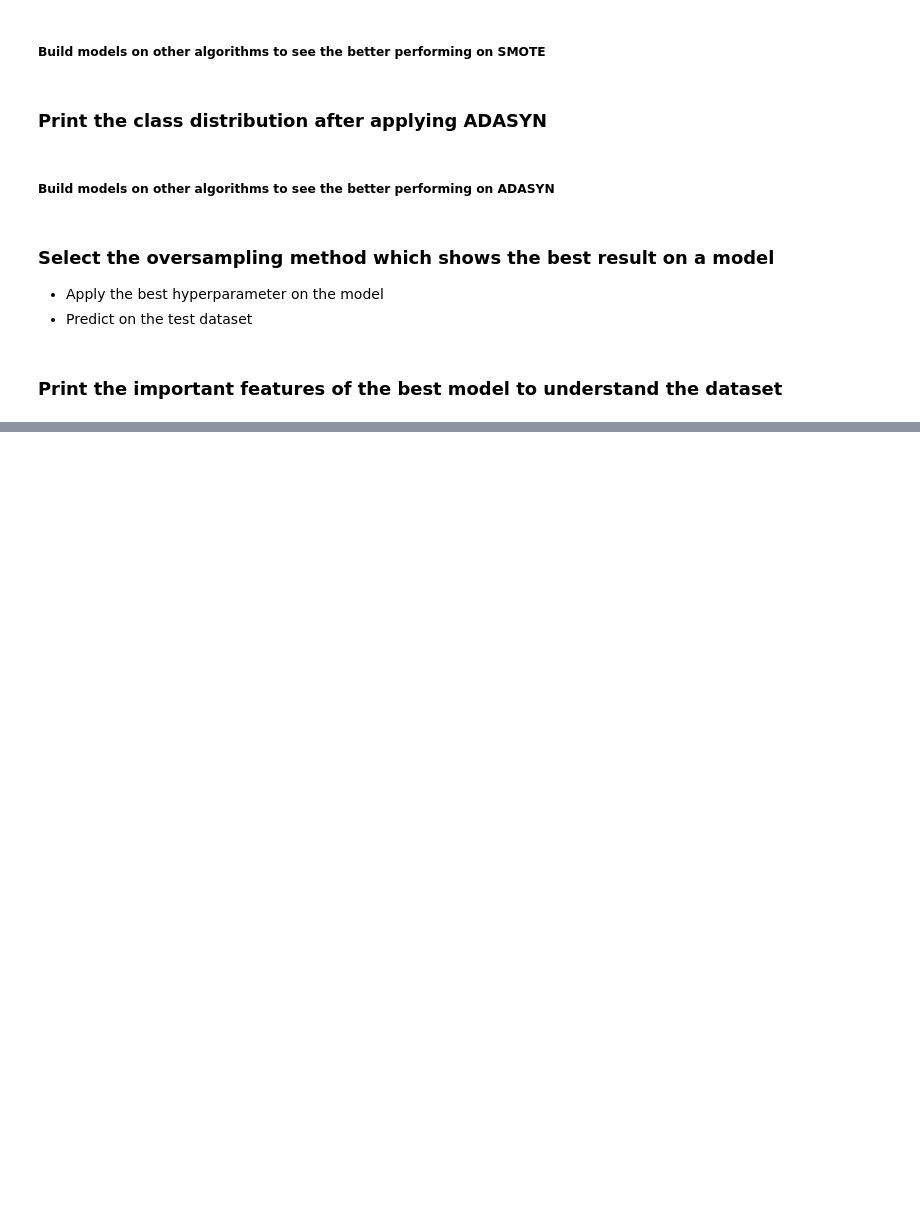
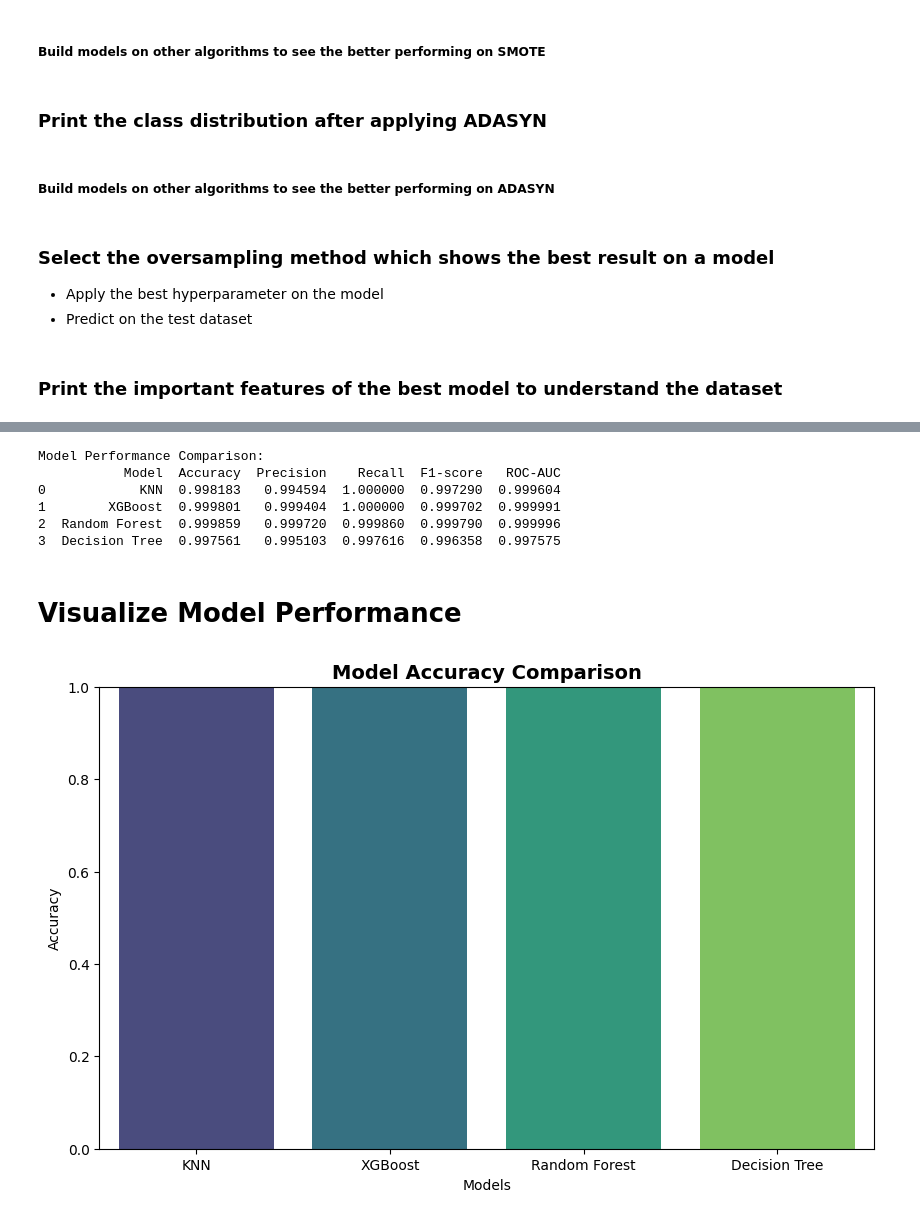
Before and after one commit to iilnreddy/ccdetect, a Jupyter notebook: Credit_card_fraud_detection.ipynb, the cells around one changed output, grey strips where cells are left out. Drawn from its saved outputs; the diff is of its cells as text; code cells hidden in the pictures; blank space fills up the shorter version.

```diff
--- a/Credit_card_fraud_detection.ipynb
+++ b/Credit_card_fraud_detection.ipynb
@@ -978,0 +1246,27 @@ print(threshold)
+# %%
+# Create a DataFrame for results
+results_df = pd.DataFrame(results, columns=["Model", "Accuracy", "Precision", "Recall", "F1-score", "ROC-AUC"])
+
+# Display results table
+print("\nModel Performance Comparison:")
+print(results_df)
+# %% [output]
+Model Performance Comparison:
+           Model  Accuracy  Precision    Recall  F1-score   ROC-AUC
+0            KNN  0.998183   0.994594  1.000000  0.997290  0.999604
+1        XGBoost  0.999801   0.999404  1.000000  0.999702  0.999991
+2  Random Forest  0.999859   0.999720  0.999860  0.999790  0.999996
+3  Decision Tree  0.997561   0.995103  0.997616  0.996358  0.997575
+# %% [markdown]
+# Visualize Model Performance
+# %%
+# Plot model performance metrics
+plt.figure(figsize=(10, 6))
+sns.barplot(x="Model", y="Accuracy", data=results_df, palette="viridis")
+plt.title("Model Accuracy Comparison", fontsize=14, fontweight='bold')
+plt.ylabel("Accuracy")
+plt.xlabel("Models")
+plt.ylim(0, 1)
+plt.show()
+# %% [output]
+[figure, added]
```
Also changed, not shown: parts of 12 cells of this notebook.
